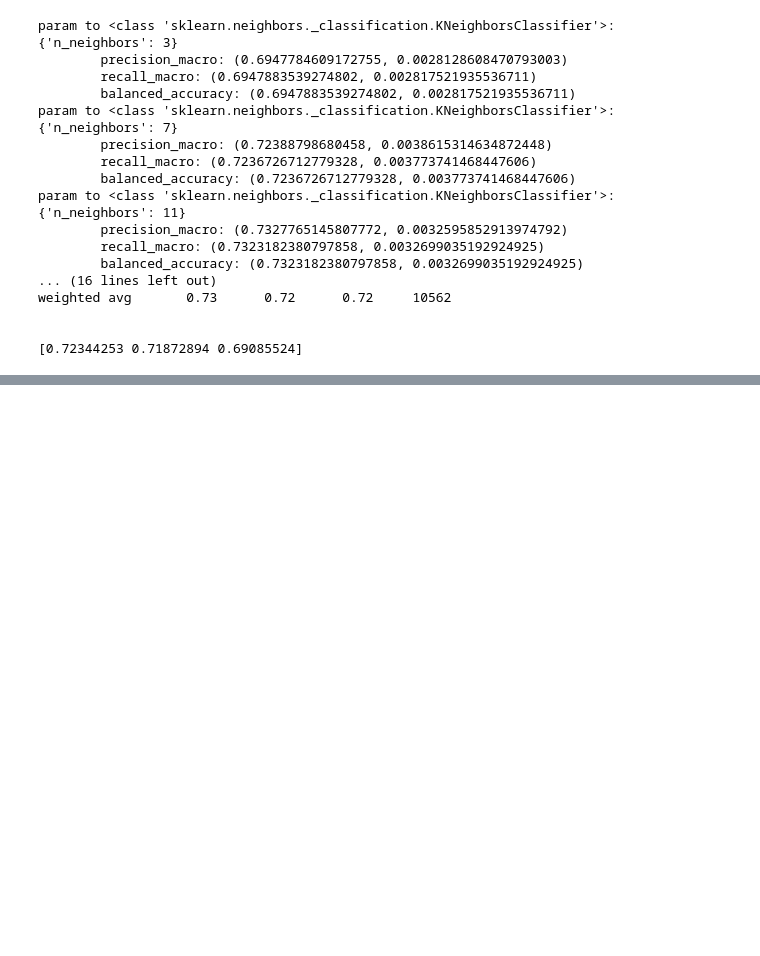
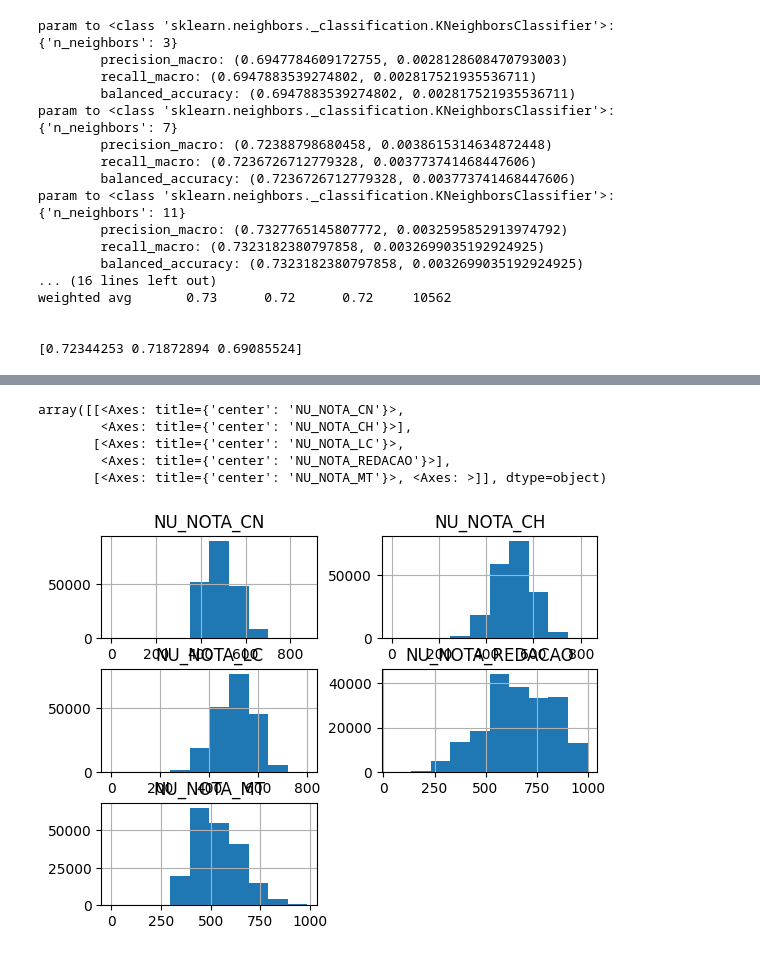
Before and after one commit to denielfer/Micro_dados_enem-2022, a Jupyter notebook: ML.ipynb, the cells around one changed output, grey strips where cells are left out. Cells and saved outputs as stored; diff of their text form; code cells hidden in the pictures; blank space fills up the shorter version.

```diff
--- a/ML.ipynb
+++ b/ML.ipynb
@@ -468,0 +488,4 @@ weighted avg       0.73      0.72      0.72     10562
+# %%
+colunas = ['NU_NOTA_CN', 'NU_NOTA_CH', 'NU_NOTA_LC','NU_NOTA_REDACAO']
+_db = get_db(colunas+["NU_NOTA_MT"],db=db[(db["TP_PRESENCA_CN"] == 1) & (db["TP_PRESENCA_CH"] == 1) & (db["TP_PRESENCA_LC"] == 1) & (db["TP_PRESENCA_MT"] == 1) & (db["TP_STATUS_REDACAO"] == 1)])
+_db
@@ -468,0 +510,9 @@ weighted avg       0.73      0.72      0.72     10562
+# %%
+_db.hist(bins=10)
+# %% [output]
+array([[<Axes: title={'center': 'NU_NOTA_CN'}>,
+        <Axes: title={'center': 'NU_NOTA_CH'}>],
+       [<Axes: title={'center': 'NU_NOTA_LC'}>,
+        <Axes: title={'center': 'NU_NOTA_REDACAO'}>],
+       [<Axes: title={'center': 'NU_NOTA_MT'}>, <Axes: >]], dtype=object)
+[figure, added]
```
Also changed, not shown: parts of 14 cells of this notebook.
